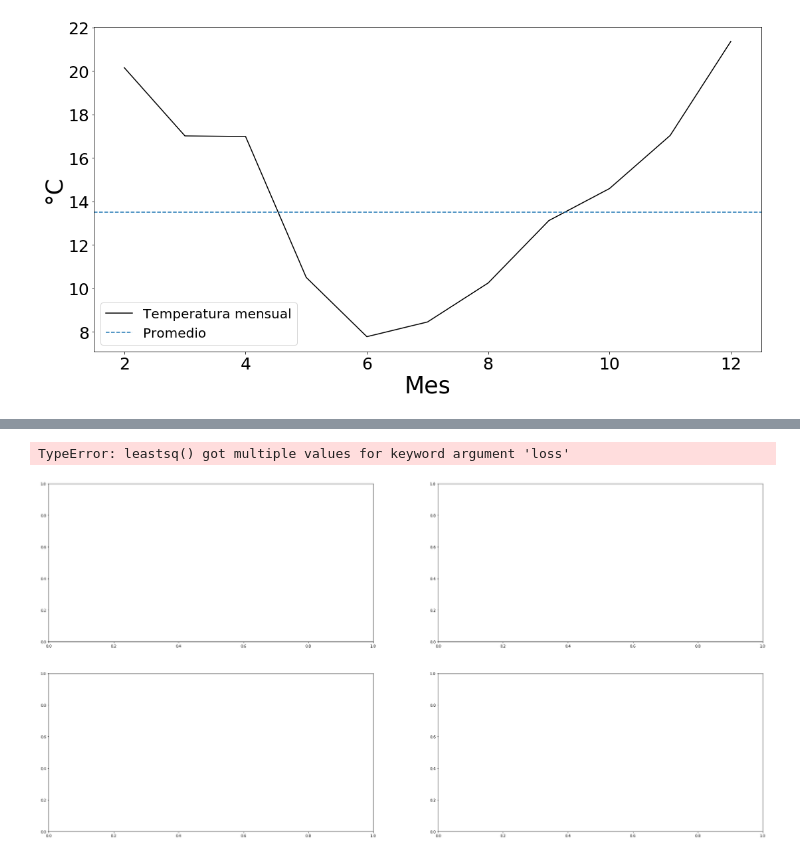
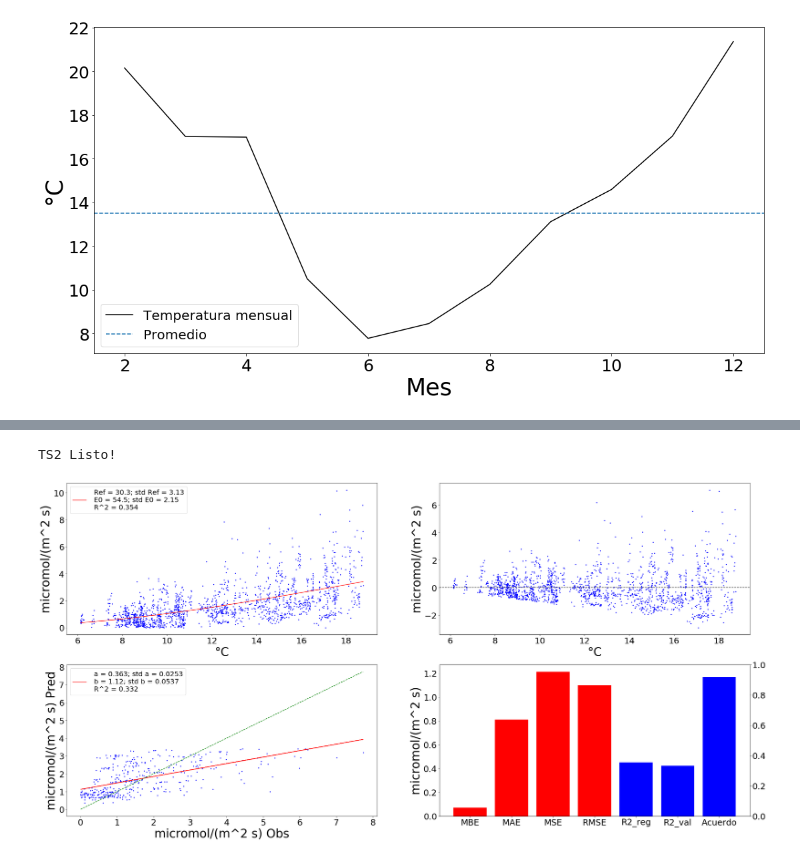
Before and after one commit to Nahu-11/Tesis, a Jupyter notebook: New scripts/Modelo.ipynb, the cells around one changed output, grey strips where cells are left out. Drawn from its saved outputs; the diff is of its cells as text; code cells hidden in the pictures.

```diff
--- a/New scripts/Modelo.ipynb
+++ b/New scripts/Modelo.ipynb
@@ -219,7 +222,7 @@ def analisis(metodo, x, y, validacion_x, validacion_y,
                                                   validacion_y,
                                                   ylab, ['a', 'b']
                                                   )
-    tabla['R2_aj'][0] = r_ajuste
+    tabla['R2_reg'][0] = r_ajuste
     tabla['R2_val'][0] = r_validac
     resultados = metricas(validacion_y, pred, tabla)
     grafico_metricas(resultados, ylab)
@@ -264,6 +267,9 @@ Forma:
 max       5.133502e+02
 
 [10 rows x 37 columns]
+# %%
+datos['Error porcent'] = datos['   r_err_co2[%]'] + datos['   noise_co2[%]']
+datos['Error'] = abs(datos['Error porcent']/100 * datos['NEE'])
 # %%
 dias = np.array([0, 16, 46, 76,
                 107, 137, 168, 199,
@@ -297,7 +303,8 @@ datos_validos = datos[(datos['Rg'] < 5)
                       & (datos['Ustar'] > 0.14167)
                       & pd.notna(datos['Tair'])
                       & (datos['NEE'] >= 0)
+                      & (datos['Error porcent'] < 40)
                      ]
-datos_validos.describe()
+datos_validos.describe([0.01, 0.1, 0.25, 0.5, 0.75, 0.9, 0.99])
 # %% [output]
 |  | Year | DoY | Hour | NEE | LE | H | Rg | Tair | Tsoil | rH | ... | ... |
@@ -313,8 +324,8 @@ datos_validos.describe()
 # %%
 def todo(predictora, modelo):
     # camino = 'C:\\Users\\BIOMET\\Desktop\\Tesis_2\\Modelos\\'
-    camino = 'C:\\Users\\nahue\\Desktop\\Tesis_2\\Modelos\\MAD\\'
-    guardado = camino + '\\' + 'T0 = 261.5 y E0 = 46.5' + '\\' + predictora + '\\'
+    camino = 'C:\\Users\\nahue\\Desktop\\Tesis_2\\Modelos\\'
+    guardado = camino + modelo[0].__name__ + ' T0=267\\lsq\\' + predictora + '\\'
     if not os.path.exists(guardado):
         os.makedirs(guardado)
     muestra_tot = datos_validos.sample(frac = 4/5, random_state = 1).sort_values(predictora)
@@ -326,6 +337,7 @@ def todo(predictora, modelo):
                                              validacion_tot['NEE'],
                                              '°C', 'micromol/(m^2 s)',
                                              modelo[1:], tabla_metricas(modelo[1:]),
+                                             #muestra_tot['Error']
                                             )
     titulo = 'Desde 0 Hasta 360'
     para_analisis['Desde'] = muestra_tot['DoY'].min()
@@ -353,6 +365,7 @@ def todo(predictora, modelo):
                                                   validacion_vent['NEE'],
                                                   '°C', 'micromol/(m^2 s)',
                                                   modelo[1:], tabla_metricas(modelo[1:]),
+                                                  #muestra_vent['Error']
                                                  )
             plt.savefig(guardado + titulo +'.png')
             plt.close()
@@ -381,6 +394,7 @@ def todo(predictora, modelo):
                                                   validacion_vent['NEE'],
                                                   '°C', 'micromol/(m^2 s)',
                                                   modelo[1:], tabla_metricas(modelo[1:]),
+                                                  #muestra_vent['Error']
                                                  )
             plt.savefig(guardado + titulo +'.png')
             plt.close()
@@ -393,13 +407,13 @@ def todo(predictora, modelo):
                          index = False,
                          encoding = 'ascii'
                          )
-    print(predictora + 'Listo!')
+    print(predictora + ' Listo!')
     return
 # %%
-modelo = [lloyd_taylor, 'Ref', 'E0']
-predictora = ['Tair', 'Tsoil']
-for i in predictora:
-    todo(i, modelo, )
+Q10 = [q10, 'Ref', 'Q10']
+lloyd = [lloyd_taylor, 'Ref', 'E0']
+predictora = ['Tair', 'Tsoil', 'TS1', 'TS2']
+todo(predictora[3], lloyd)
 # %% [output]
-TypeError: leastsq() got multiple values for keyword argument 'loss'
+TS2 Listo!
-[figure, old version]
+[figure, new version]
```
Also changed, not shown: parts of 26 cells of this notebook, 1 other file.
